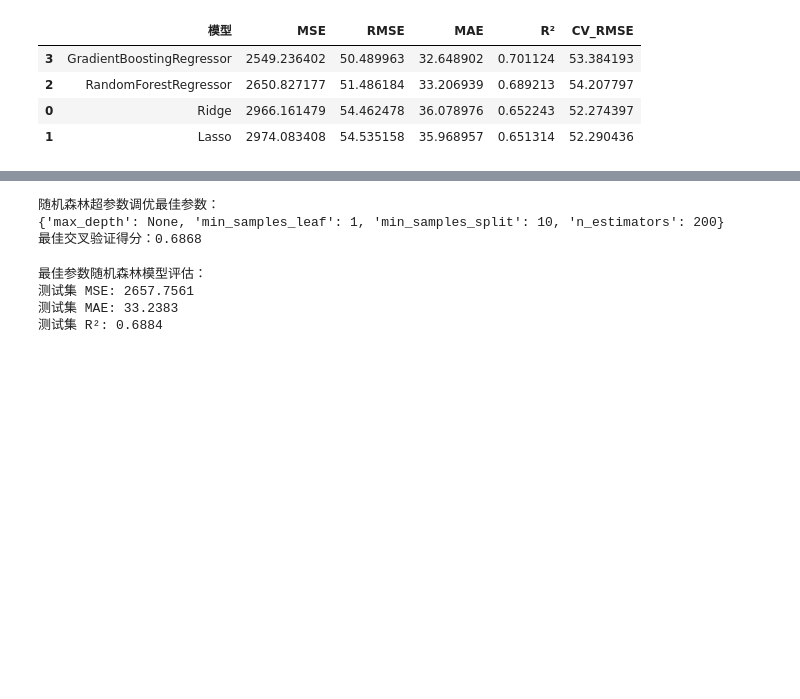
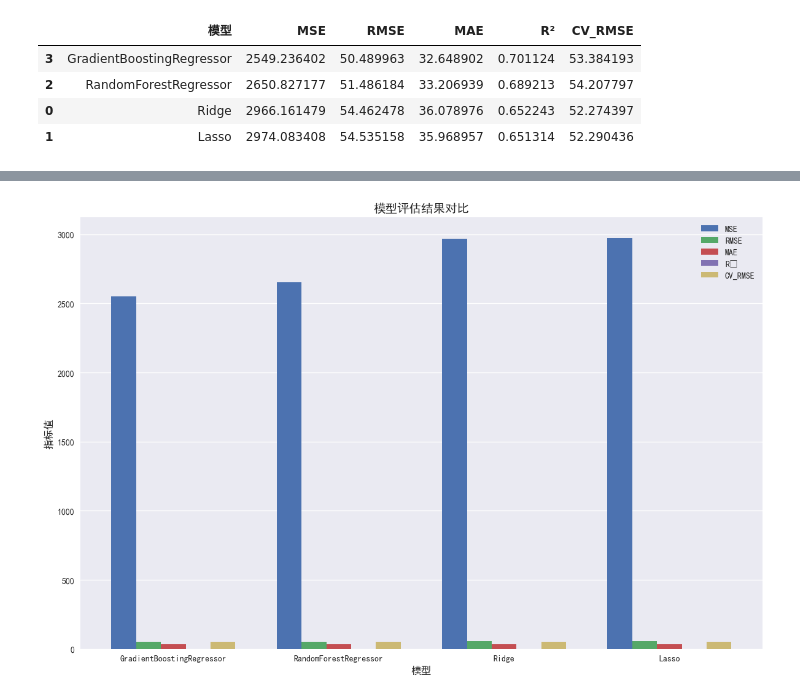
Before and after one commit to aaa123-avg/music_data_analysis_project, a Jupyter notebook: pumpkin_price_analysis_project/pumpkin_analysis.ipynb, the cells around one changed output, grey strips where cells are left out. Drawn from its saved outputs; the diff is of its cells as text; code cells hidden in the pictures; blank space fills up the shorter version.

```diff
--- a/pumpkin_price_analysis_project/pumpkin_analysis.ipynb
+++ b/pumpkin_price_analysis_project/pumpkin_analysis.ipynb
@@ -337,33 +226,42 @@ plt.show()
-# %%
-from sklearn.model_selection import GridSearchCV
-# 超参数调优（随机森林）
-param_grid = {
-    'n_estimators': [50, 100, 200],
-    'max_depth': [None, 10, 20, 30],
-    'min_samples_split': [2, 5, 10],
-    'min_samples_leaf': [1, 2, 4]
-}
-
-grid_search = GridSearchCV(RandomForestRegressor(random_state=42), param_grid, cv=5, scoring='r2')
-grid_search.fit(X_train_scaled, y_train)
-
-print("\n随机森林超参数调优最佳参数：")
-print(grid_search.best_params_)
-print(f"最佳交叉验证得分：{grid_search.best_score_:.4f}")
-# %% [output]
-随机森林超参数调优最佳参数：
-{'max_depth': None, 'min_samples_leaf': 1, 'min_samples_split': 10, 'n_estimators': 200}
-最佳交叉验证得分：0.6868
-# %%
-# 使用最佳参数的模型评估
-best_rf_model = grid_search.best_estimator_
-best_rf_pred = best_rf_model.predict(X_test_scaled)
-print("\n最佳参数随机森林模型评估：")
-print(f"测试集 MSE: {mean_squared_error(y_test, best_rf_pred):.4f}")
-print(f"测试集 MAE: {mean_absolute_error(y_test, best_rf_pred):.4f}")
-print(f"测试集 R²: {r2_score(y_test, best_rf_pred):.4f}")
-# %% [output]
-最佳参数随机森林模型评估：
-测试集 MSE: 2657.7561
-测试集 MAE: 33.2383
-测试集 R²: 0.6884
+# %%
+results_df = pd.DataFrame(results).sort_values('R²', ascending=False)
+
+# 设置绘图风格
+plt.style.use('seaborn-v0_8')
+
+# 创建图形和坐标轴
+fig, ax = plt.subplots(figsize=(12, 8))
+
+# 设置 X 轴位置
+x = np.arange(len(results_df['模型']))
+width = 0.15  # 柱状图的宽度
+
+# 绘制每个指标的柱状图
+ax.bar(x - 2*width, results_df['MSE'], width, label='MSE')
+ax.bar(x - width, results_df['RMSE'], width, label='RMSE')
+ax.bar(x, results_df['MAE'], width, label='MAE')
+ax.bar(x + width, results_df['R²'], width, label='R²')
+ax.bar(x + 2*width, results_df['CV_RMSE'], width, label='CV_RMSE')
+
+plt.rcParams['font.sans-serif'] = ['SimHei']
+plt.rcParams['axes.unicode_minus'] = False
+
+# 添加标题和标签
+ax.set_xlabel('模型', fontsize=12, fontweight='bold')
+ax.set_ylabel('指标值', fontsize=12, fontweight='bold')
+ax.set_title('模型评估结果对比', fontsize=14, fontweight='bold')
+ax.set_xticks(x)
+ax.set_xticklabels(results_df['模型'], fontsize=10)
+ax.legend(loc='upper right', fontsize=10)
+
+# 添加网格线
+ax.yaxis.grid(True)
+ax.xaxis.grid(False)
+
+# 调整布局
+plt.tight_layout()
+
+# 显示图表
+plt.show()
+# %% [output]
+[figure, added]
```
Also changed, not shown: parts of 11 cells of this notebook.
